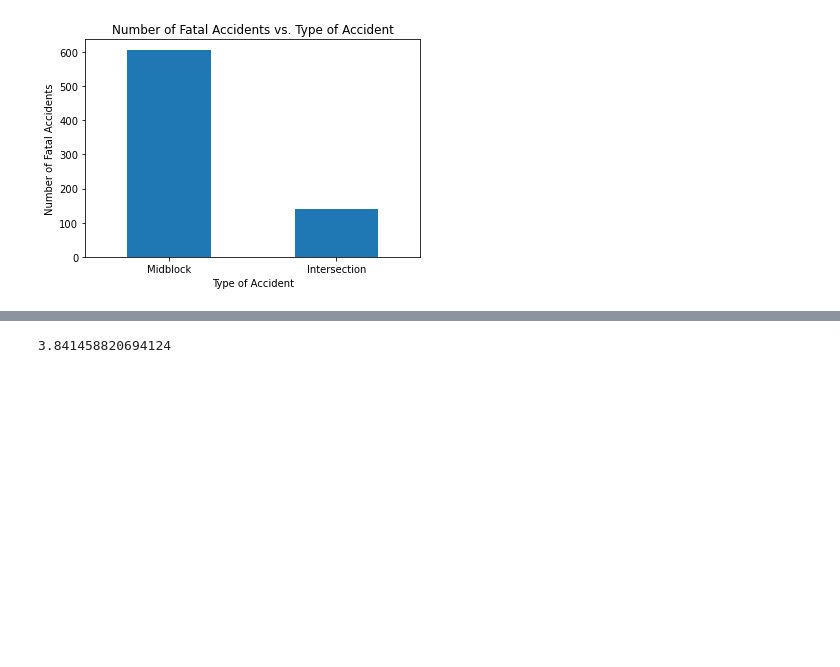
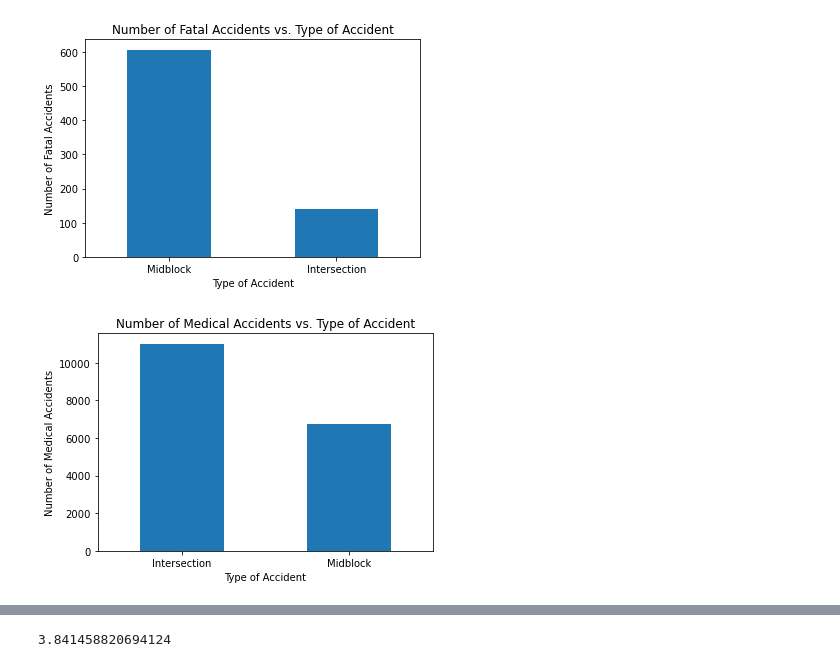
Before and after one commit to NZeinali/project_one, a Jupyter notebook: crash_final.ipynb, the cells around one changed output, grey strips where cells are left out. Drawn from its saved outputs; the diff is of its cells as text; code cells hidden in the pictures; blank space fills up the shorter version.

Commit message:
added more graphs

```diff
--- a/crash_final.ipynb
+++ b/crash_final.ipynb
@@ -135,3 +135,11 @@ plt.xlabel("Type of Accident")
 plt.show()
 # %% [output]
 [figure]
+# %%
+severity_type_groupby["Medical"].plot(kind="bar", title="Number of Medical Accidents vs. Type of Accident",rot='horizontal')
+plt.ylabel("Number of Medical Accidents")
+plt.xlabel("Type of Accident")
+
+plt.show()
+# %% [output]
+[figure, added]
```
Also changed, not shown: parts of 4 cells of this notebook, 4 other files.
